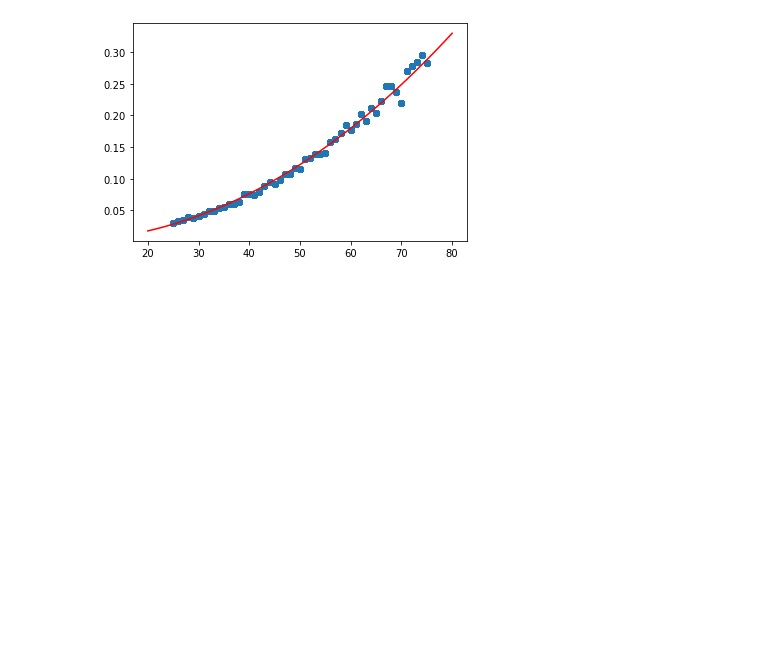
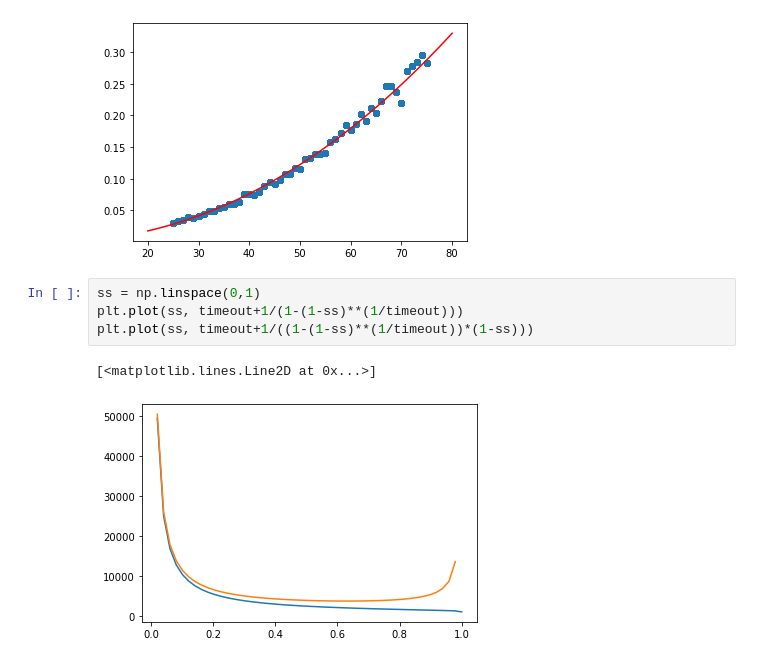
Before and after one commit to ljbelenky/lindy_approximation, a Jupyter notebook: surgery_dataset.ipynb, the cells around one changed output. Saved outputs shown, nothing was run; the diff lists cells and outputs as text; blank space fills up the shorter version.

```diff
--- a/surgery_dataset.ipynb
+++ b/surgery_dataset.ipynb
@@ -186,3 +186,10 @@ plt.plot(ages, np.exp(LR().fit(np.log(df[['age']]),
                             color = 'red');
 # %% [output]
 [figure]
+# %%
+ss = np.linspace(0,1)
+plt.plot(ss, timeout+1/(1-(1-ss)**(1/timeout)))
+plt.plot(ss, timeout+1/((1-(1-ss)**(1/timeout))*(1-ss)))
+# %% [output]
+[<matplotlib.lines.Line2D at 0x...>]
+[figure, added]
```
Also changed, not shown: parts of 12 cells of this notebook, 2 other files.
